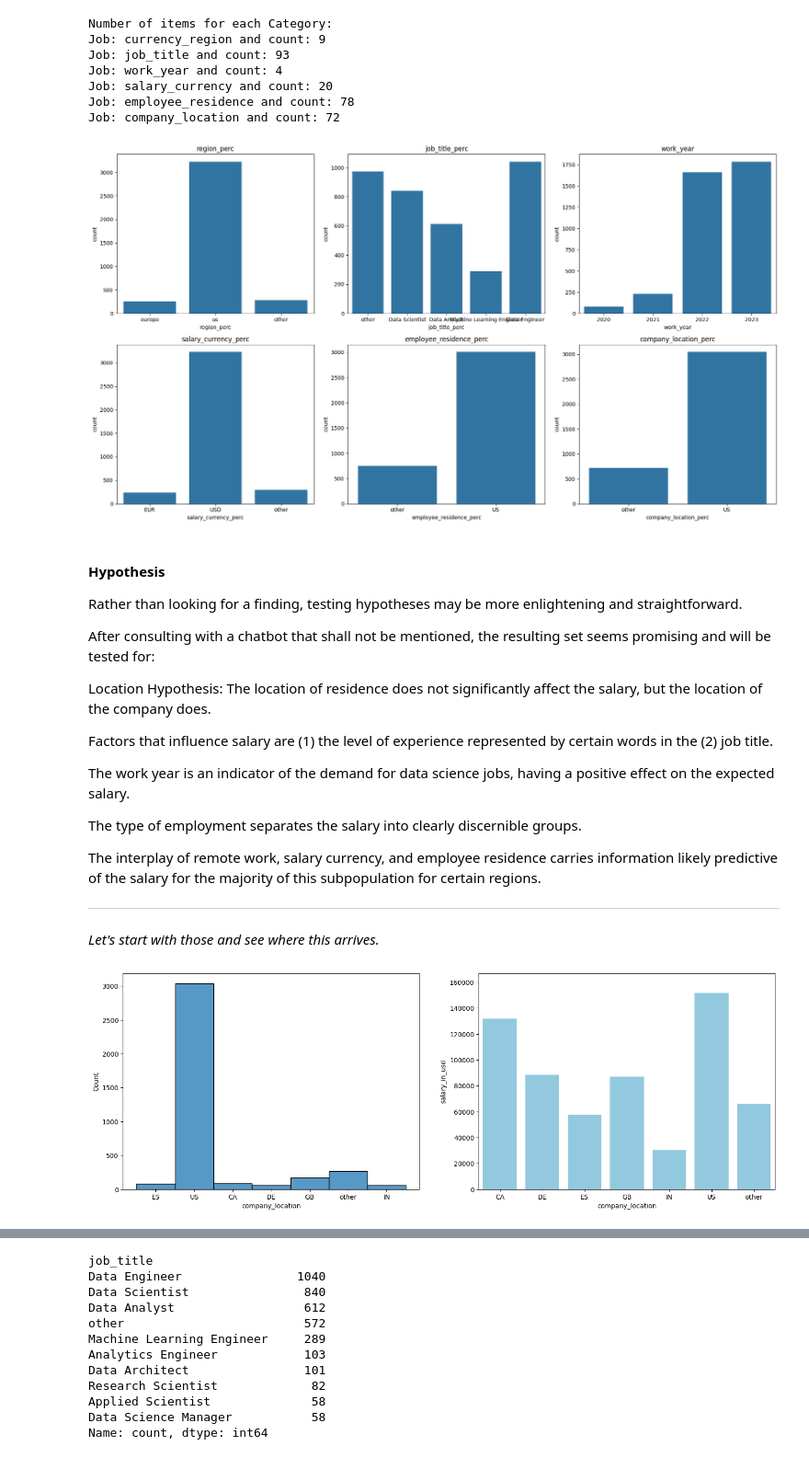
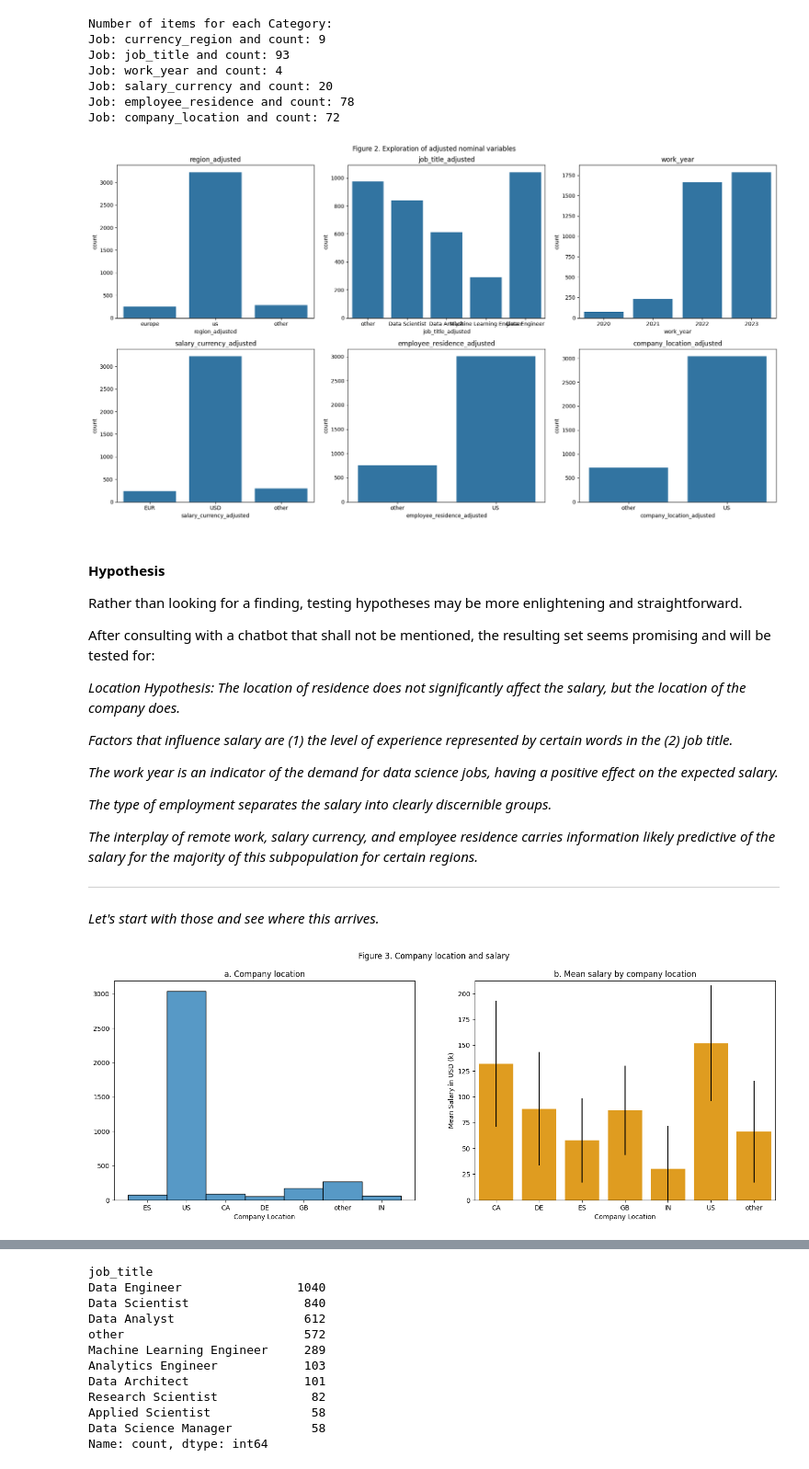
Before and after one commit to ubuti/applied_data_science, a Jupyter notebook: salary/explo.ipynb, the cells around one changed output, grey strips where cells are left out. Shown at 92% size. Drawn from its saved outputs; the diff is of its cells as text; code cells hidden in the pictures.

```diff
--- a/salary/explo.ipynb
+++ b/salary/explo.ipynb
@@ -115,25 +115,27 @@ Job: company_location and count: 72
 # %%
 # even 20 is too much --> proceed by grouping according to percentage
 
-df['company_location_perc'] = np.where(df['company_location'].map(df['company_location'].value_counts(normalize=True)) < 0.05, 'other', df['company_location'])
-df['region_perc'] = np.where(df['currency_region'].map(df['currency_region'].value_counts(normalize=True)) < 0.05, 'other', df['currency_region'])
-vars = ['region_perc', 'job_title_perc', 'work_year', 'salary_currency_perc', 'employee_residence_perc', 'company_location_perc']
-df['job_title_perc'] = np.where(df['job_title'].map(df['job_title'].value_counts(normalize=True)) < 0.05, 'other', df['job_title'])
-df['salary_currency_perc'] = np.where(df['salary_currency'].map(df['salary_currency'].value_counts(normalize=True)) < 0.05, 'other', df['salary_currency'])
-df['employee_residence_perc'] = np.where(df['employee_residence'].map(df['employee_residence'].value_counts(normalize=True))< 0.05, 'other', df['employee_residence'])
+df['company_location_adjusted'] = np.where(df['company_location'].map(df['company_location'].value_counts(normalize=True)) < 0.05, 'other', df['company_location'])
+df['region_adjusted'] = np.where(df['currency_region'].map(df['currency_region'].value_counts(normalize=True)) < 0.05, 'other', df['currency_region'])
+vars = ['region_adjusted', 'job_title_adjusted', 'work_year', 'salary_currency_adjusted', 'employee_residence_adjusted', 'company_location_adjusted']
+df['job_title_adjusted'] = np.where(df['job_title'].map(df['job_title'].value_counts(normalize=True)) < 0.05, 'other', df['job_title'])
+df['salary_currency_adjusted'] = np.where(df['salary_currency'].map(df['salary_currency'].value_counts(normalize=True)) < 0.05, 'other', df['salary_currency'])
+df['employee_residence_adjusted'] = np.where(df['employee_residence'].map(df['employee_residence'].value_counts(normalize=True))< 0.05, 'other', df['employee_residence'])
 
 fig, axs = plt.subplots(2,3, figsize=(18, 10))
-vars = ['region_perc', 'job_title_perc', 'work_year', 'salary_currency_perc', 'employee_residence_perc', 'company_location_perc']
+vars = ['region_adjusted', 'job_title_adjusted', 'work_year', 'salary_currency_adjusted', 'employee_residence_adjusted', 'company_location_adjusted']
 
 for i, var in enumerate(vars):
     row, col = divmod(i, 3)
     axs[row, col].set_title(var)
     sns.countplot(x=var, data=df, ax=axs[row, col])
 
+
+plt.suptitle('Figure 2. Exploration of adjusted nominal variables')
 plt.tight_layout()
 plt.show()
 # %% [output]
-[figure, old version]
+[figure, new version]
 # %% [markdown]
 #### Hypothesis
 
@@ -141,22 +143,22 @@ Rather than looking for a finding, testing hypotheses may be more enlightening a
 
 After consulting with a chatbot that shall not be mentioned, the resulting set seems promising and will be tested for:
 
-Location Hypothesis: The location of residence does not significantly affect the salary, but the location of the company does.
+*Location Hypothesis: The location of residence does not significantly affect the salary, but the location of the company does.*
 
-Factors that influence salary are (1) the level of experience represented by certain words in the (2) job title.
+*Factors that influence salary are (1) the level of experience represented by certain words in the (2) job title.*
 
-The work year is an indicator of the demand for data science jobs, having a positive effect on the expected salary.
+*The work year is an indicator of the demand for data science jobs, having a positive effect on the expected salary.*
 
-The type of employment separates the salary into clearly discernible groups.
+*The type of employment separates the salary into clearly discernible groups.*
 
-The interplay of remote work, salary currency, and employee residence carries information likely predictive of the salary for the majority of this subpopulation for certain regions.
+*The interplay of remote work, salary currency, and employee residence carries information likely predictive of the salary for the majority of this subpopulation for certain regions.*
 
 ----
 
 *Let's start with those and see where this arrives.*
 # %%
-df = df.drop(['company_location_perc', 'region_perc', 'job_title_perc',
-       'salary_currency_perc', 'employee_residence_perc', 'salary_currency'], axis=1)
+df = df.drop(['company_location_adjusted', 'region_adjusted', 'job_title_adjusted',
+       'salary_currency_adjusted', 'employee_residence_adjusted', 'salary_currency'], axis=1)
 
 
 # define a function that applies 'other' for too little categorical data points
@@ -173,17 +175,27 @@ for column in categorical_columns:
 # %%
 fig, axs = plt.subplots(1, 2, figsize=(18, 6))
 
 # Plot 1: Histogram of company_location_adjusted
 sns.histplot(df['company_location'], ax=axs[0])
 
 # Plot 2: Mean salary by company_location_adjusted
 mean_salary_by_location = df.groupby('company_location')['salary_in_usd'].mean().reset_index()
-sns.barplot(x='company_location', y='salary_in_usd', data=mean_salary_by_location, ax=axs[1], color='skyblue')
-axs[1].set_ylim(0, mean_salary_by_location['salary_in_usd'].max() * 1.1)
+mean_salary_by_location['salary_in_usd'] /= 1000
 
+sns.barplot(x='company_location', y='salary_in_usd', data=mean_salary_by_location, ax=axs[1], color='orange', yerr=df.groupby('company_location')['salary_in_usd'].std() / 1000)
+axs[1].set_ylim(0, mean_salary_by_location['salary_in_usd'].max() * 1.4)
+# Set labels for each subfigure
+axs[0].set_xlabel('Company Location')
+axs[0].set_ylabel('')
+axs[0].set_title('a. Company location')
+
+axs[1].set_title('b. Mean salary by company location')
+axs[1].set_ylabel('Mean Salary in USD (k)')
+axs[1].set_xlabel('Company Location')
+plt.suptitle('Figure 3. Company location and salary')
 plt.show()
 # %% [output]
-[figure, old version]
+[figure, new version]
 # %%
 fig, ax = plt.subplots(figsize=(18, 6))
 
```
Also changed, not shown: parts of 23 cells of this notebook.
